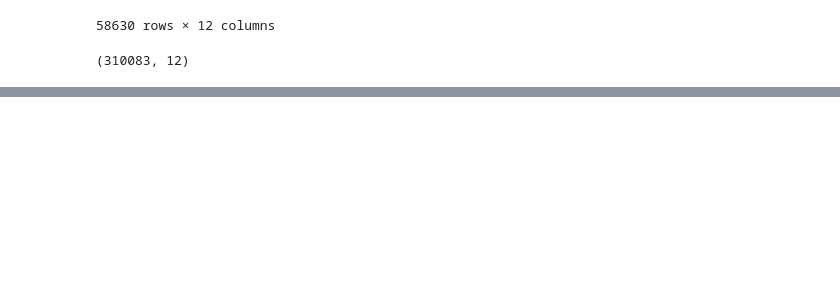
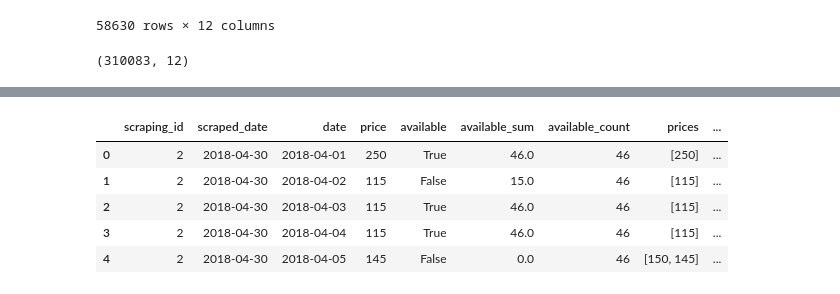
Before and after one commit to jeremyrchow/Residential_Data_Analysis, a Jupyter notebook: Analysis Notebook.ipynb, the cells around one changed output, grey strips where cells are left out. Cells and saved outputs as stored; diff of their text form; code cells hidden in the pictures; blank space fills up the shorter version.

```diff
--- a/Analysis Notebook.ipynb
+++ b/Analysis Notebook.ipynb
@@ -388,0 +449,9 @@ ax.grid(True)
+# %%
+data_rev.head()
+# %% [output]
+|  | scraping_id | scraped_date | date | price | available | available_sum | available_count | prices | ... |
+| 0 | 2 | 2018-04-30 | 2018-04-01 | 250 | True | 46.0 | 46 | [250] | ... |
+| 1 | 2 | 2018-04-30 | 2018-04-02 | 115 | False | 15.0 | 46 | [115] | ... |
+| 2 | 2 | 2018-04-30 | 2018-04-03 | 115 | True | 46.0 | 46 | [115] | ... |
+| 3 | 2 | 2018-04-30 | 2018-04-04 | 115 | True | 46.0 | 46 | [115] | ... |
+| 4 | 2 | 2018-04-30 | 2018-04-05 | 145 | False | 0.0 | 46 | [150, 145] | ... |
```
Also changed, not shown: parts of 24 cells of this notebook.
